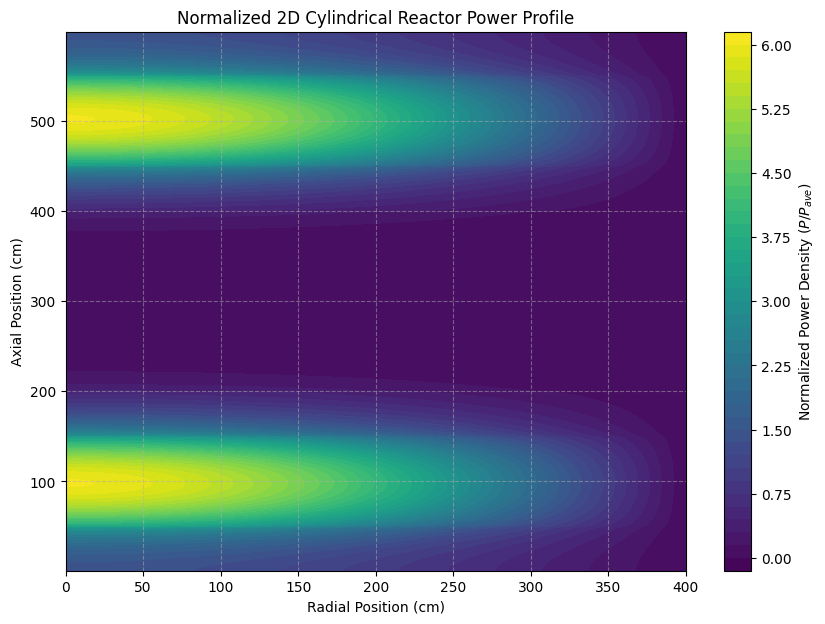
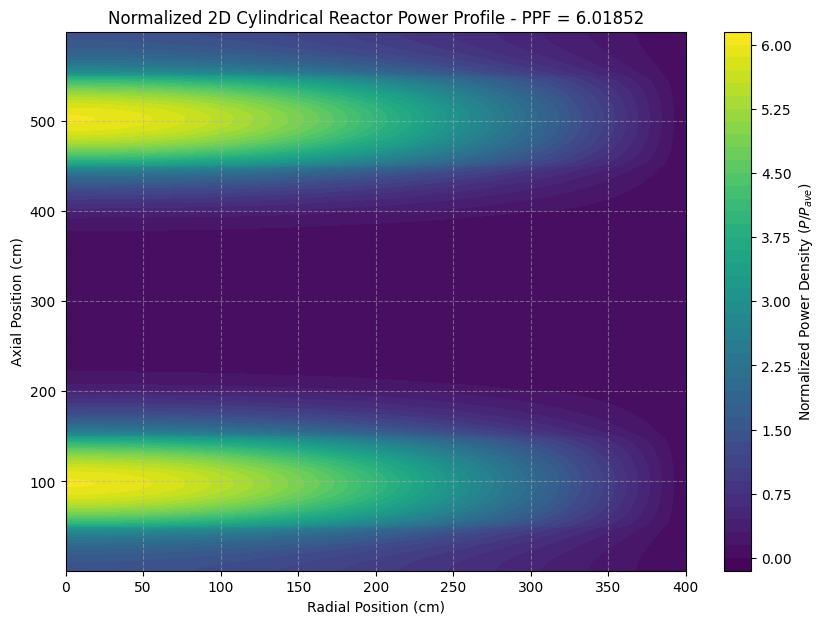
Unified diff of the notebook cell whose output changed from the first chart to the second:
--- before
+++ after
@@ -36,4 +36,5 @@
 # Calculate final power peaking factor for the assembly
 ppf_2d = np.max(P_mesh) / 1.0  # Normalized average is 1.0
+print(" ")
 print(f"--- 2D Cylindrical Reactor Results ---")
 print(f"2D k-effective: {k_2d:.5f}")
@@ -44,5 +45,5 @@
 contour = plt.contourf(R_mesh, Z_mesh, P_mesh, 50, cmap='viridis')
 plt.colorbar(contour, label=r"Normalized Power Density ($P / P_{ave}$)")
-plt.title("Normalized 2D Cylindrical Reactor Power Profile")
+plt.title(f"Normalized 2D Cylindrical Reactor Power Profile - PPF = {ppf_2d:.5f}")
 plt.xlabel("Radial Position (cm)")
 plt.ylabel("Axial Position (cm)")

Commit: Report Work